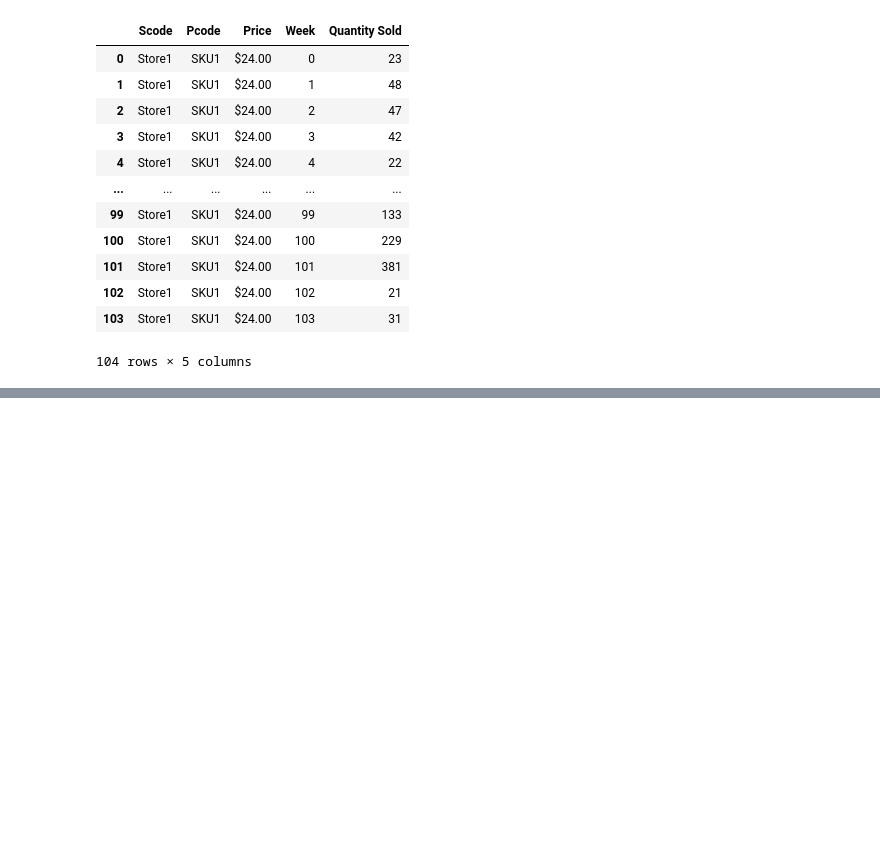
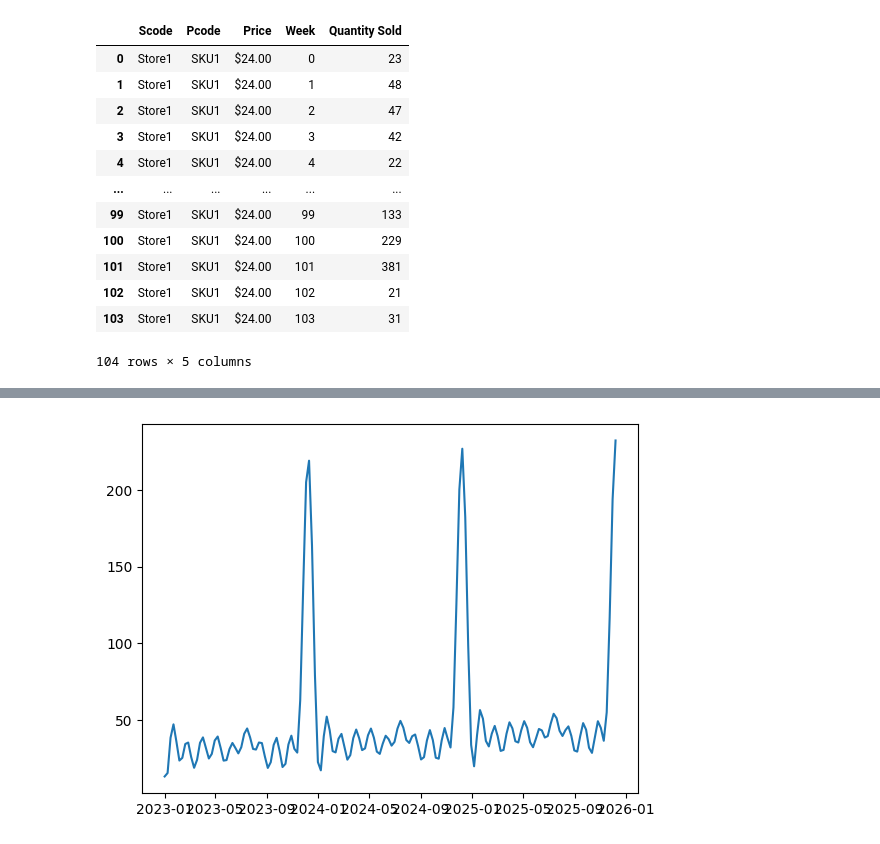
Before and after one commit to siddharth-r-tiwari/am207, a Jupyter notebook: interpolation.ipynb, the cells around one changed output, grey strips where cells are left out. Drawn from its saved outputs; the diff is of its cells as text; code cells hidden in the pictures; blank space fills up the shorter version.

```diff
--- a/interpolation.ipynb
+++ b/interpolation.ipynb
@@ -59,19 +60,20 @@ df[(df["Pcode"] == "SKU1") & (df["Scode"] == "Store1")].reset_index(drop=True)
 | 102 | Store1 | SKU1 | $24.00 | 102 | 21 |
 | 103 | Store1 | SKU1 | $24.00 | 103 | 31 |
 104 rows × 5 columns
-# %%
-# Parellelize this forecasting for speed
-# @ray.remote
-def forecast_dates(df, indentifier_pair):
-    # Get the current time series based on identifier pair
-    current_ts = df[((df["Scode"] == indentifier_pair[0]) & df["Pcode"] == indentifier_pair[1])].reset_index(drop=True)
-    # Convert it into a pandas series with regular index
-    data = current_ts["Quantity Sold"]
-    model = SARIMAX(data, order=(1, 1, 1), seasonal_order=(1, 1, 1, 52))
-    results = model.fit()
-    forecast = results.get_forecast(steps=52)
-    forecast_summary = forecast.summary_frame(alpha=0.05)
-    return forecast, forecast_summary
+# %%
+# Parellelize this forecasting for speed
+# @ray.remote
+def forecast_dates(df, pair):
+    value_column = df[(df["Pcode"] == pair[1]) & (df["Scode"] == pair[0])].reset_index(drop=True)
+    value_column = value_column["Quantity Sold"]
+    start_date = "2023-01-01"  # Choose an arbitrary start date
+    date_range = pd.date_range(start=start_date, periods=len(value_column), freq='W')
+    data = pd.DataFrame({'ds': date_range, 'y': value_column})
+    model = Prophet(weekly_seasonality=True, yearly_seasonality=True)
+    model.fit(data)
+    future = model.make_future_dataframe(periods=50, freq='W')
+    forecast = model.predict(future)
+    return data, forecast
 # %%
-forecast, forecast_summary = forecast_dates(df, ("Store1", "SKU1"))
+forecast = forecast_dates(df, ("Store1", "SKU1"))
 # %% [output]
@@ -89,0 +97,5 @@ LinAlgError: Schur decomposition solver error.
+# %%
+plt.plot(forecast["ds"], forecast["yhat"])
+plt.show()
+# %% [output]
+[figure, added]
```
Also changed, not shown: parts of 6 cells of this notebook.
